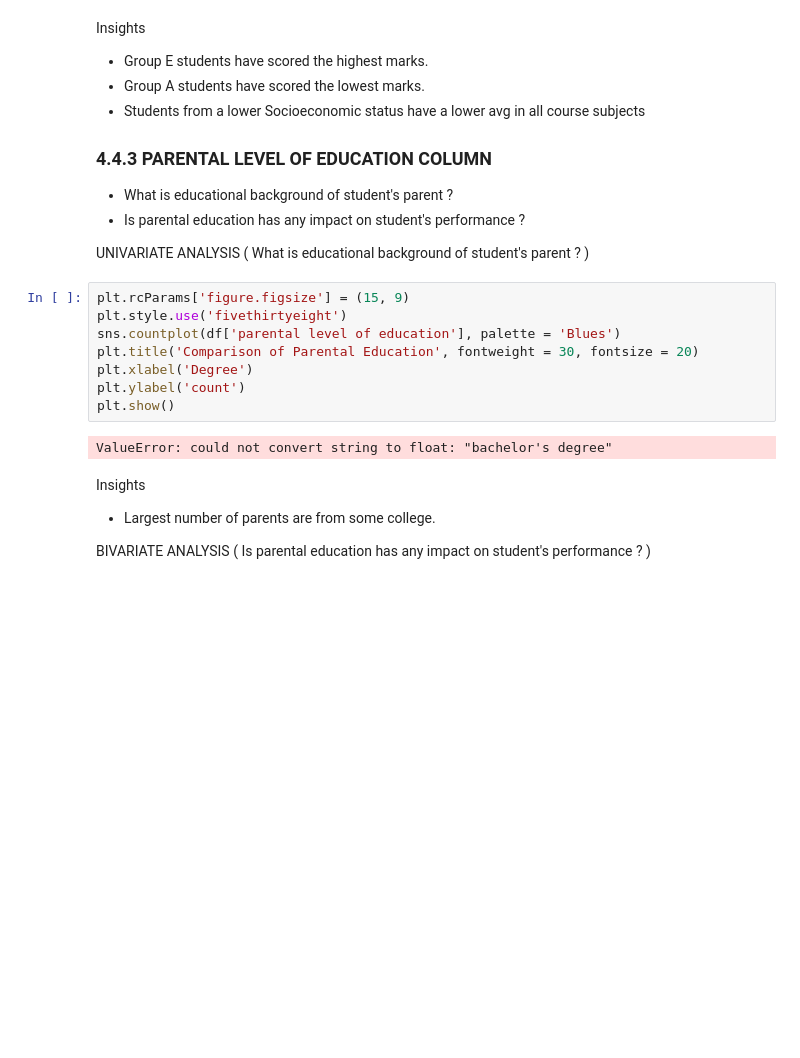
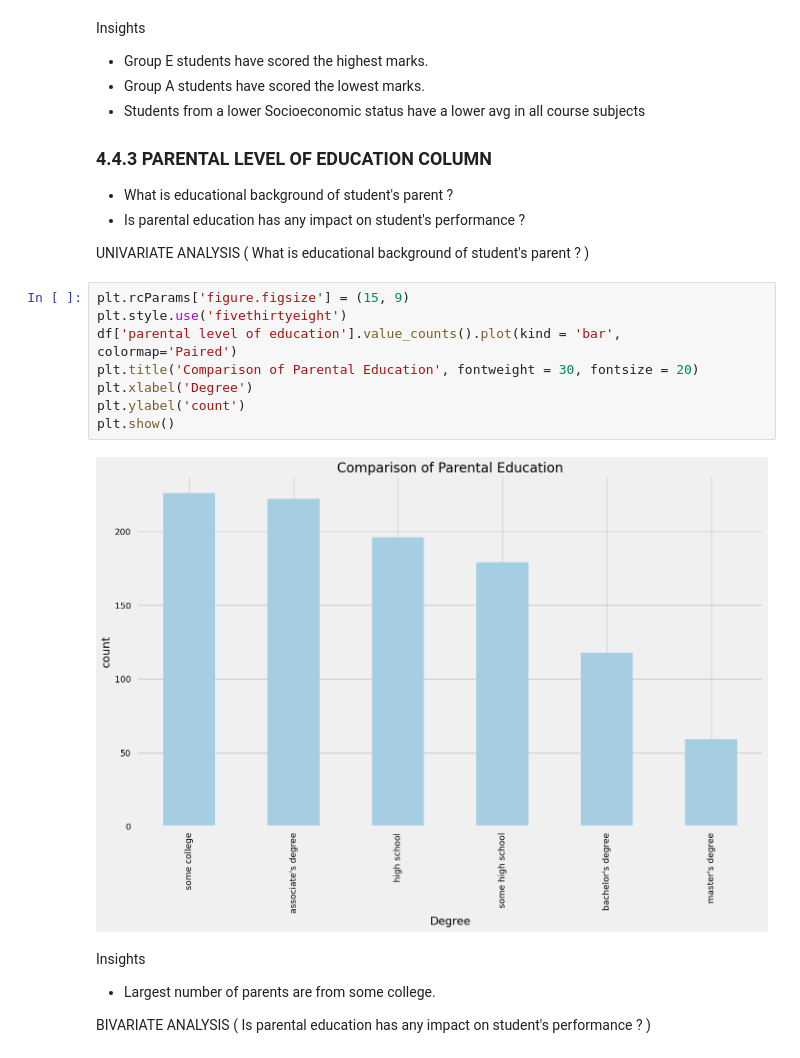
Before and after one commit to Sushil-Deore/Student-Performance, a Jupyter notebook: notebook/EDA.ipynb, the cells around one changed output. Saved outputs shown, nothing was run; the diff lists cells and outputs as text; blank space fills up the shorter version.

Commit message:
Removing errors in EDA

```diff
--- a/notebook/EDA.ipynb
+++ b/notebook/EDA.ipynb
@@ -478,13 +478,13 @@ UNIVARIATE ANALYSIS ( What is educational background of student's parent ? )
 # %%
 plt.rcParams['figure.figsize'] = (15, 9)
 plt.style.use('fivethirtyeight')
-sns.countplot(df['parental level of education'], palette = 'Blues')
+df['parental level of education'].value_counts().plot(kind = 'bar', colormap='Paired')
 plt.title('Comparison of Parental Education', fontweight = 30, fontsize = 20)
 plt.xlabel('Degree')
 plt.ylabel('count')
 plt.show()
 # %% [output]
-ValueError: could not convert string to float: "bachelor's degree"
+[figure, added]
 # %% [markdown]
 Insights
 - Largest number of parents are from some college.
```
Also changed, not shown: parts of 1 cell of this notebook.
